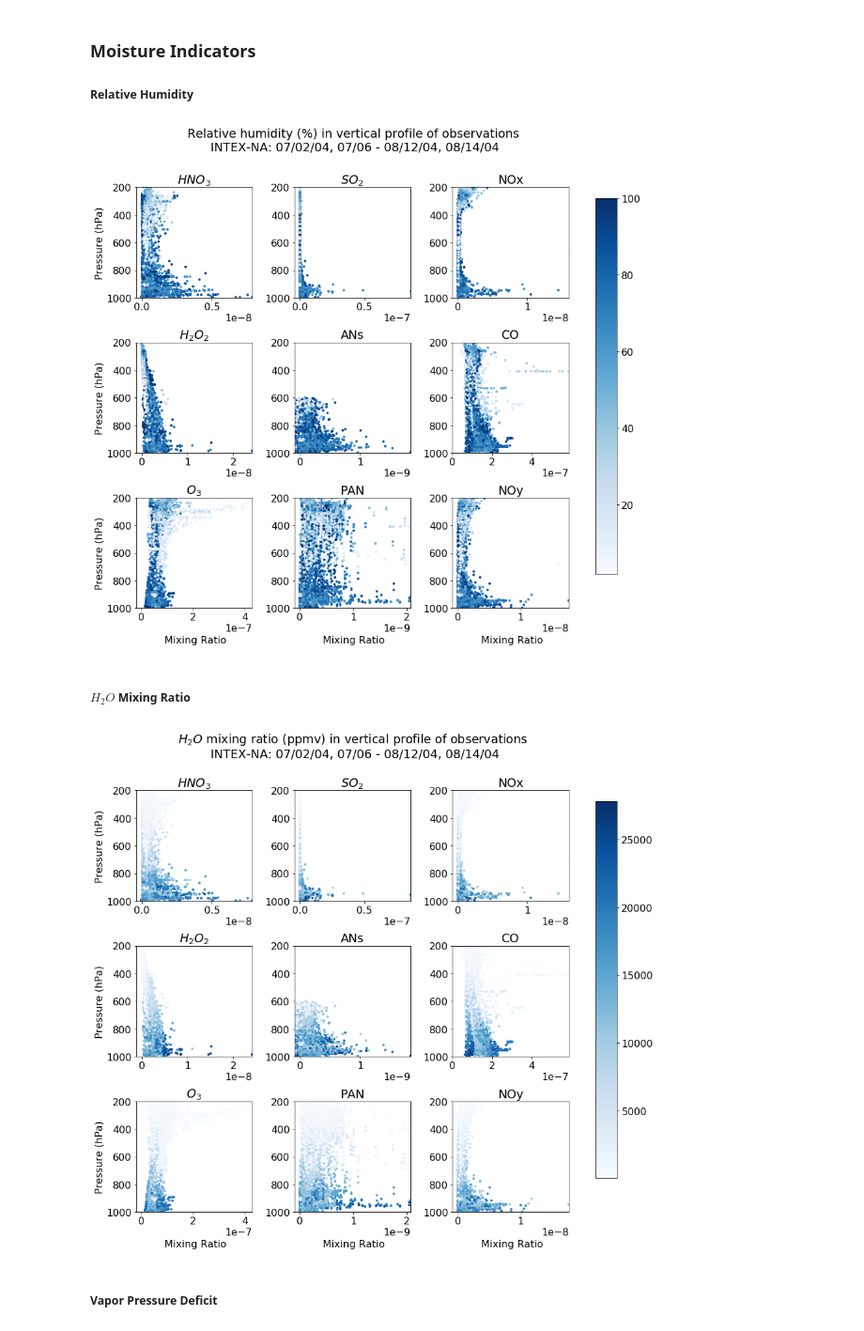
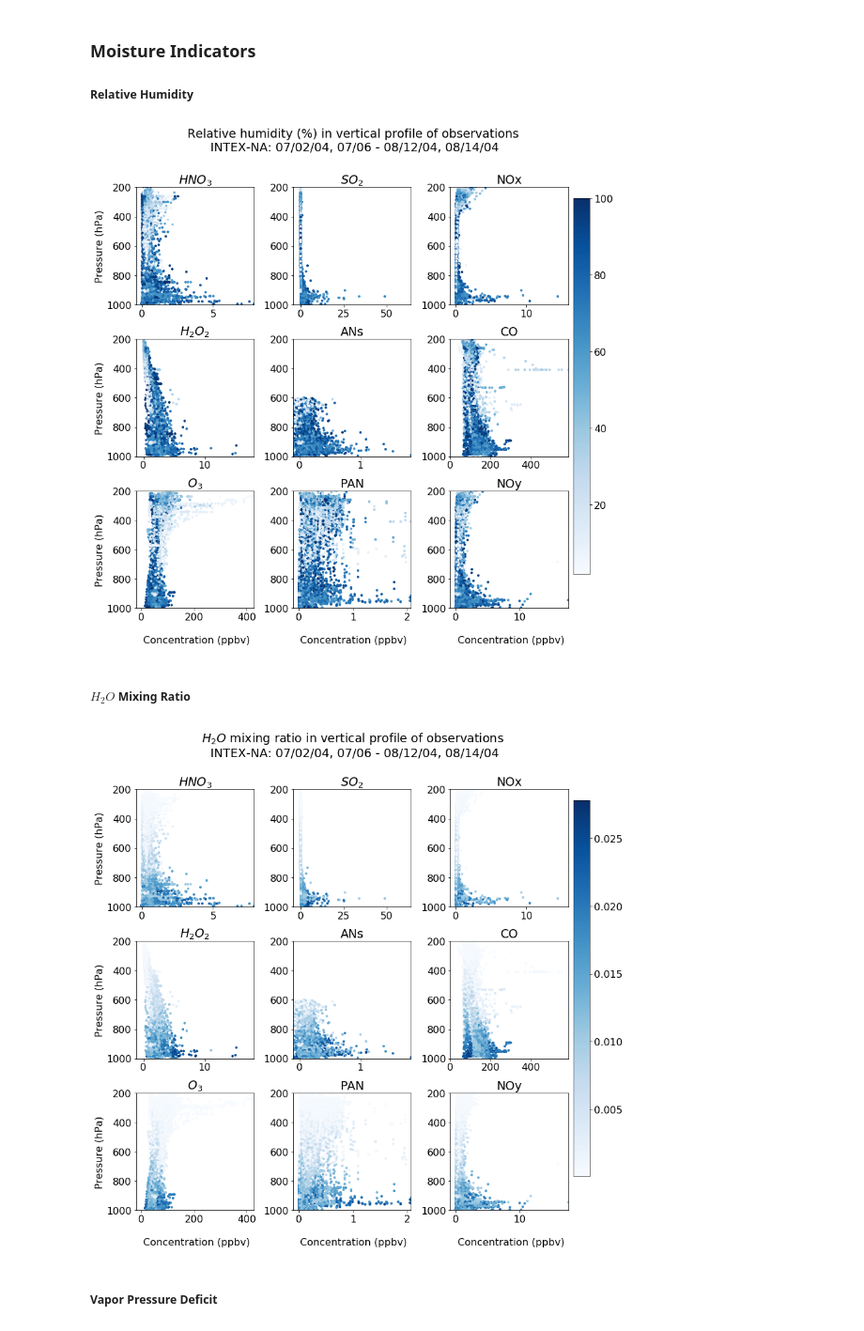
Before and after one commit to cbaublitz/aircraft, a Jupyter notebook: vertprof_intexna.ipynb, the cells around one changed output. Shown at 94% size. Cells and saved outputs as stored; diff of their text form; code cells hidden in the pictures.

```diff
--- a/vertprof_intexna.ipynb
+++ b/vertprof_intexna.ipynb
@@ -239,11 +279,11 @@ def metsub(dat, varn, cmap, desc):
         met = dat[varn]
 
         if var=='NOx':
-            adj_var = np.ma.masked_invalid(dat[vrs[var][0]])[2:]
+            adj_var = np.ma.masked_invalid((dat[vrs[var][0]]) * 1e9)[2:]
             adj_prs = dat['press'][2:]
             adj_met = met[2:]
         else:
-            adj_var = np.ma.masked_invalid(dat[vrs[var][0]])
+            adj_var = np.ma.masked_invalid(dat[vrs[var][0]] * 1e9)
             adj_prs = dat['press']
             adj_met = met
 
@@ -253,7 +293,10 @@ def metsub(dat, varn, cmap, desc):
             adj_var = adj_var/ 1e12
 
         # Plotting
-        obj = plt.scatter(adj_var, adj_prs, c=adj_met, cmap=cmap, marker = '.')
+        if varn=='VPD':
+            obj = plt.scatter(adj_var, adj_prs, c=adj_met, cmap=cmap, marker = '.', vmin=0, vmax=20)
+        else:
+            obj = plt.scatter(adj_var, adj_prs, c=adj_met, cmap=cmap, marker = '.')
 
         # Formatting
         plt.gca().invert_yaxis()
@@ -261,6 +304,8 @@ def metsub(dat, varn, cmap, desc):
         rng = adj_var.max() - adj_var.min()
         if var == 'CO':
             plt.xlim([0., adj_var.max()])
+        elif var=='SO2' or var=='H2O2':
+            plt.xlim([-0.05 * rng, adj_var.max() * 0.75])
         else:
             plt.xlim([-0.05 * rng, adj_var.max()])
 
@@ -278,13 +323,17 @@ def metsub(dat, varn, cmap, desc):
         if idx==0 or idx==3 or idx==6:
             plt.ylabel('Pressure (hPa)')
         if idx>5:
-            plt.xlabel('\n Mixing Ratio')
+            plt.xlabel('\n Concentration (ppbv)')
 
-    cbar_ax = fig.add_axes([0.95, 0.15, 0.04, 0.7])
+    cbar_ax = fig.add_axes([0.91, 0.15, 0.03, 0.7])
     fig.colorbar(obj, cax=cbar_ax)
     plt.suptitle(desc + '\n INTEX-NA: 07/02/04, 07/06 - 08/12/04, 08/14/04')
     plt.tight_layout()
     plt.subplots_adjust(top=0.87, right=0.9)
+# %%
+itx_obm['TEMPERATURE'] = itx_obm['TEMPERATURE'] - 273.15
+itx_obm['IR_SURF_TEMP'] = itx_obm['IR_SURF_TEMP'] - 273.15
+itx_obm['DP_PROJ'] = itx_obm['DP_PROJ'] - 273.15
 # %% [markdown]
 ### Temperature
 
@@ -316,14 +365,16 @@ plt.savefig('intex/intex_dp.jpg')
 metsub(itx_obm, 'REL_HUMIDITY_H2O', 'Blues', 'Relative humidity (%) in vertical profile of observations')
 plt.savefig('intex/intex_rh.jpg')
 # %% [output]
-[figure, old version]
+[figure, new version]
 # %% [markdown]
 ##### $H_2O$ Mixing Ratio
+# %%
+itx_obm['H2O.v._DLH'] = itx_obm['H2O.v._DLH']/1e6
 # %%
-metsub(itx_obm, 'H2O.v._DLH', 'Blues', r'$H_2O$' + ' mixing ratio (ppmv) in vertical profile of observations')
+metsub(itx_obm, 'H2O.v._DLH', 'Blues', r'$H_2O$' + ' mixing ratio in vertical profile of observations')
 plt.savefig('intex/intex_mr.jpg')
 # %% [output]
-[figure, old version]
+[figure, new version]
 # %% [markdown]
 ##### Vapor Pressure Deficit
 # %%
```
Also changed, not shown: parts of 29 cells of this notebook, 3 other files.
